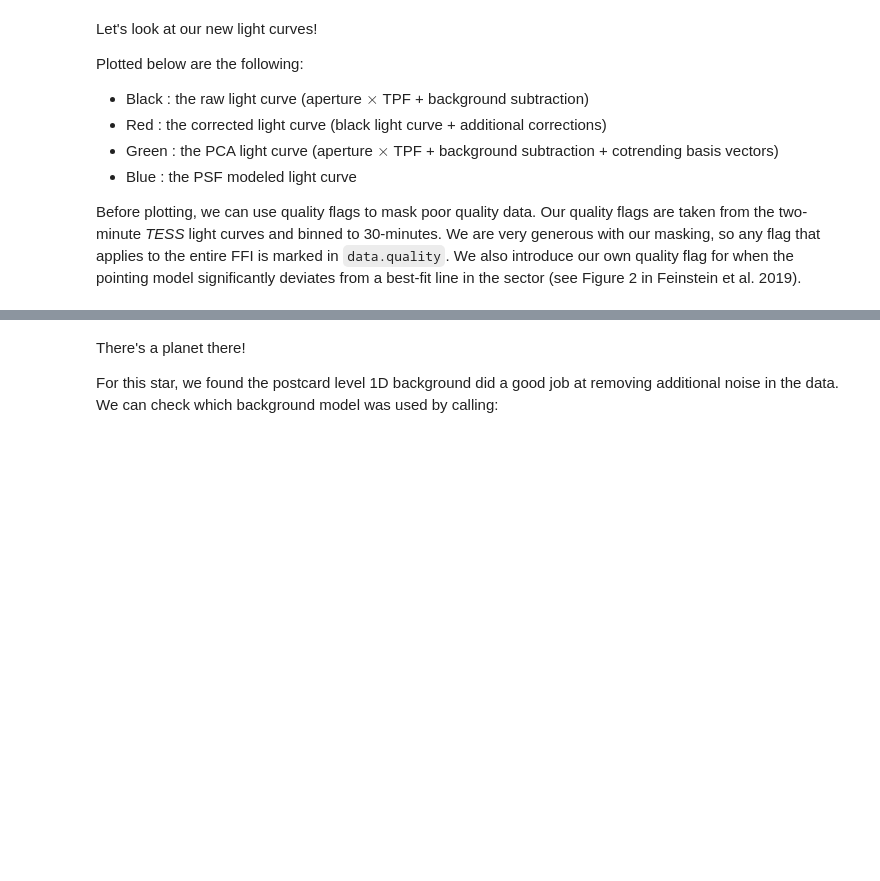
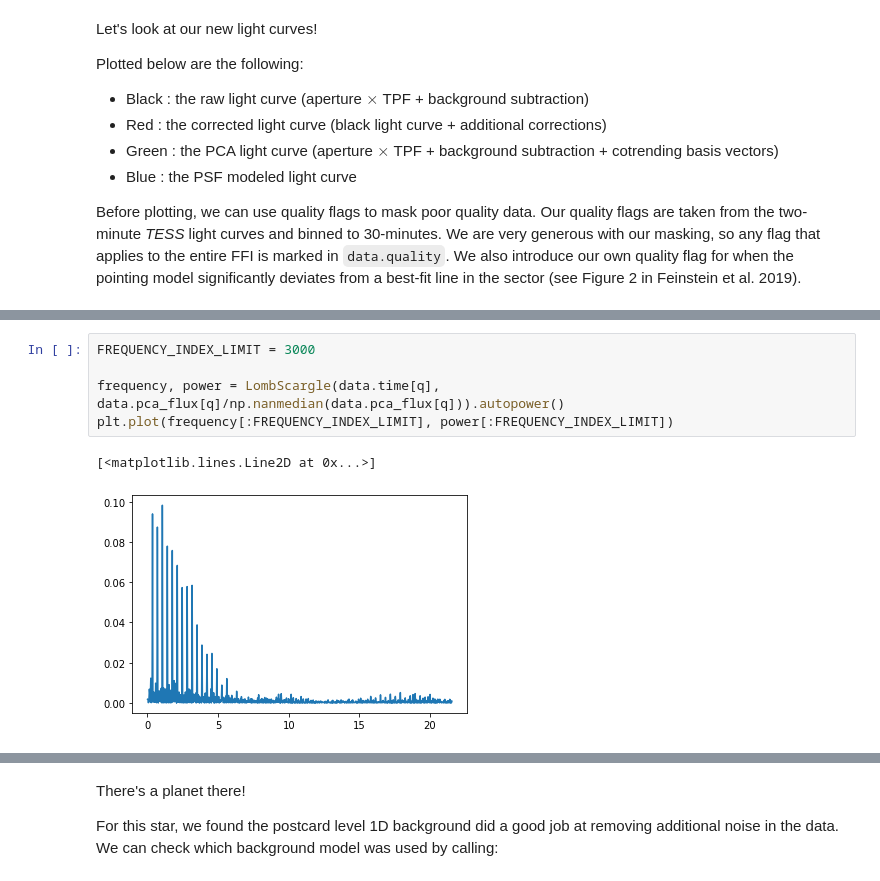
Before and after one commit to JackDinsmore/photometry-age-dating, a Jupyter notebook: WASP-100-b-analysis.ipynb, the cells around one changed output, grey strips where cells are left out. Saved outputs shown, nothing was run; the diff lists cells and outputs as text; blank space fills up the shorter version.

Commit message:
Frequency analysis

```diff
--- a/tutorial.ipynb
+++ b/WASP-100-b-analysis.ipynb
@@ -114,0 +111,8 @@ plt.title('WASP-100');
+# %%
+FREQUENCY_INDEX_LIMIT = 3000
+
+frequency, power = LombScargle(data.time[q], data.pca_flux[q]/np.nanmedian(data.pca_flux[q])).autopower()
+plt.plot(frequency[:FREQUENCY_INDEX_LIMIT], power[:FREQUENCY_INDEX_LIMIT])
+# %% [output]
+[<matplotlib.lines.Line2D at 0x...>]
+[figure, added]
```
Also changed, not shown: parts of 11 cells of this notebook.
